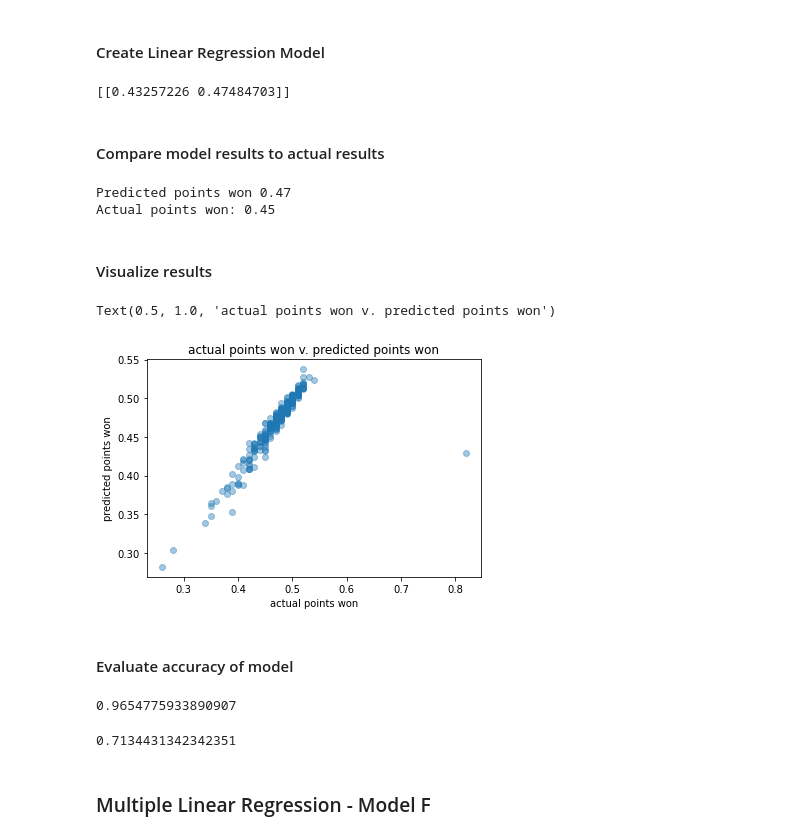
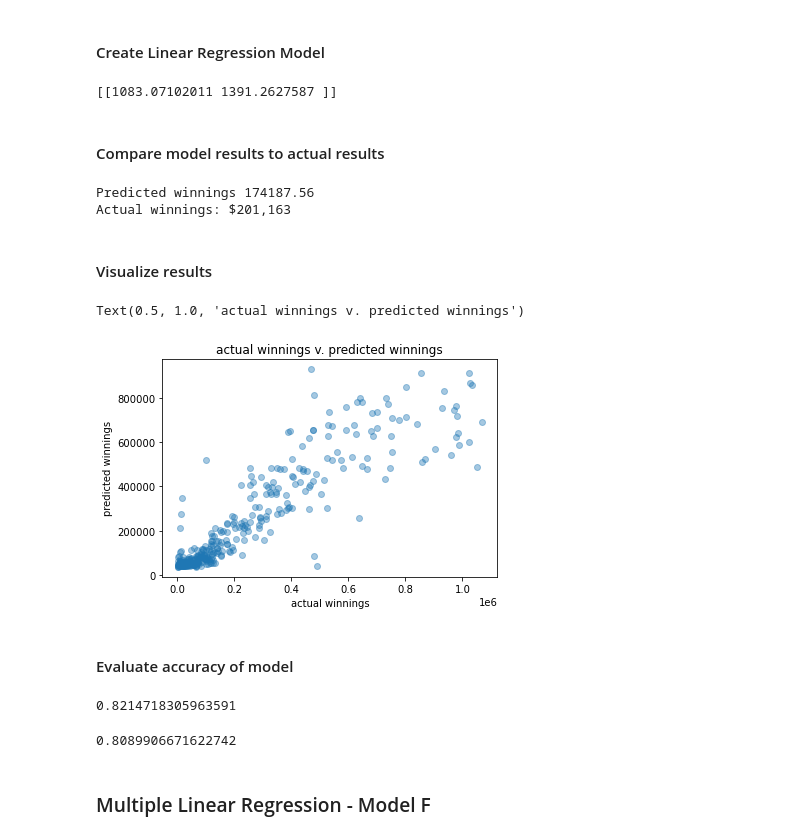
Before and after one commit to kristinkspanos/linear_regression_tennis, a Jupyter notebook: linear_regression_ATP.ipynb, the cells around one changed output. Cells and saved outputs as stored; diff of their text form; code cells hidden in the pictures.

```diff
--- a/linear_regression_ATP.ipynb
+++ b/linear_regression_ATP.ipynb
@@ -422,10 +511,10 @@ regr.score(x_test, y_test)
 #### Split dataset into training and test set
 # %%
 # independent variable
-x = tennis[['ReturnPointsWon','TotalServicePointsWon']]
+x = tennis[['DoubleFaults','BreakPointsOpportunities']]
 
 # depedent variable
-y = tennis[['TotalPointsWon']]
+y = tennis[['Winnings']]
 # %%
 # split data into 80% training set and 20% testing set
 x_train, x_test, y_train, y_test = train_test_split(x, y, train_size = 0.8, test_size = 0.2, random_state=6)
@@ -454,40 +543,40 @@ y_predict = regr.predict(x_test)
 # print mlr coefficients
 print(regr.coef_)
 # %% [output]
-[[0.43257226 0.47484703]]
+[[1083.07102011 1391.2627587 ]]
 # %% [markdown]
 #### Compare model results to actual results
 # %%
 # define characteristics
-player_a = [[0.34, 0.59]]
+player_a = [[42, 66]]
 predict = regr.predict(player_a)
-print('Predicted points won %.2f' % predict)
-print('Actual points won: 0.45')
+print('Predicted winnings %.2f' % predict)
+print('Actual winnings: $201,163')
 # %% [output]
-Predicted points won 0.47
-Actual points won: 0.45
+Predicted winnings 174187.56
+Actual winnings: $201,163
 # %% [markdown]
 #### Visualize results
 # %%
 plt.clf()
 plt.scatter(y_test,y_predict,alpha=0.4)
-plt.xlabel("actual points won")
-plt.ylabel("predicted points won")
-plt.title("actual points won v. predicted points won")
+plt.xlabel("actual winnings")
+plt.ylabel("predicted winnings")
+plt.title("actual winnings v. predicted winnings")
 # %% [output]
-Text(0.5, 1.0, 'actual points won v. predicted points won')
+Text(0.5, 1.0, 'actual winnings v. predicted winnings')
-[figure, old version]
+[figure, new version]
 # %% [markdown]
 #### Evaluate accuracy of model
 # %%
 # find the mean squared error regression loss for the training test
 regr.score(x_train, y_train)
 # %% [output]
-0.9654775933890907
+0.8214718305963591
 # %%
 # find the mean squared error regression loss for the testing test
 regr.score(x_test, y_test)
 # %% [output]
-0.7134431342342351
+0.8089906671622742
 # %% [markdown]
 ### Multiple Linear Regression - Model F
```
Also changed, not shown: parts of 62 cells of this notebook.
